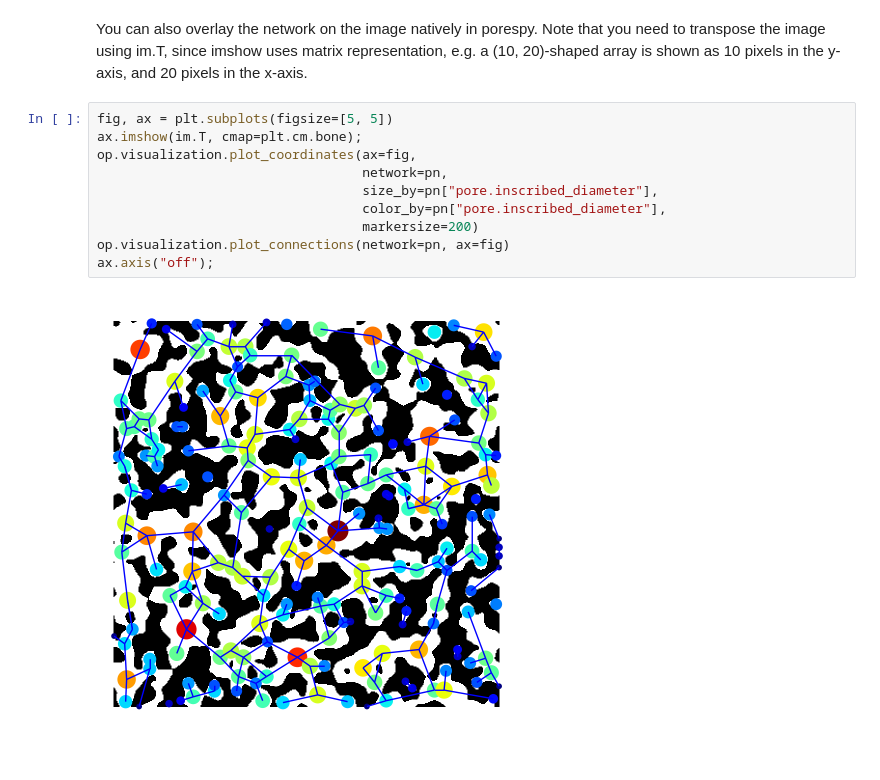
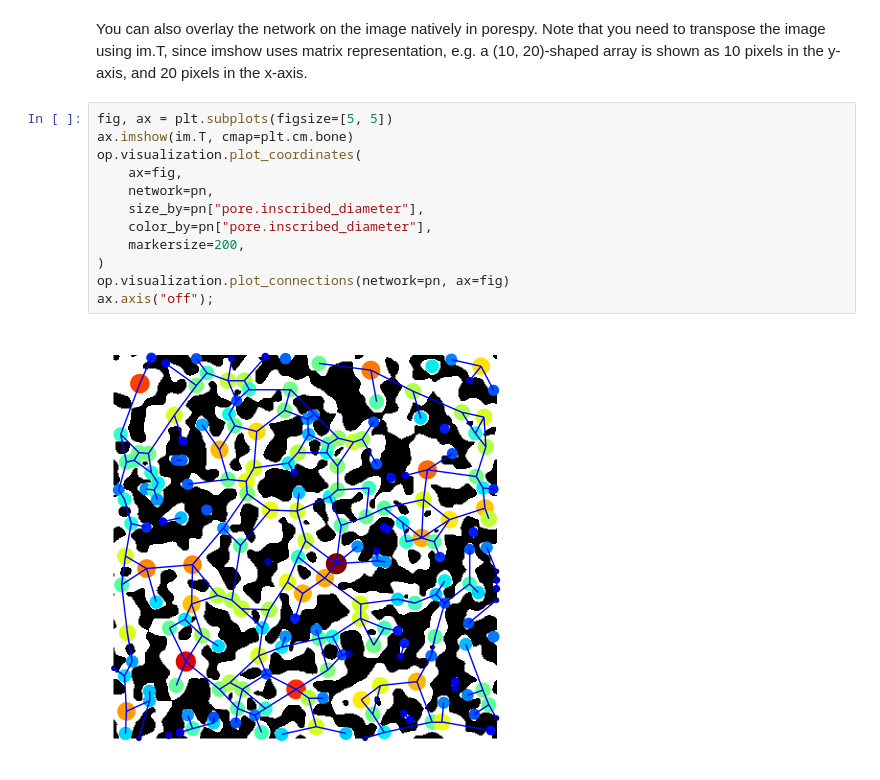
Before and after one commit to HydeAWhile/PoreSpy, a Jupyter notebook: examples/networks/tutorials/magnet.ipynb, the cells around one changed output. Saved outputs shown, nothing was run; the diff lists cells and outputs as text.

```diff
--- a/examples/networks/tutorials/magnet.ipynb
+++ b/examples/networks/tutorials/magnet.ipynb
@@ -53,13 +51,15 @@ throat.conns
 You can also overlay the network on the image natively in porespy. Note that you need to transpose the image using im.T, since imshow uses matrix representation, e.g. a (10, 20)-shaped array is shown as 10 pixels in the y-axis, and 20 pixels in the x-axis.
 # %%
 fig, ax = plt.subplots(figsize=[5, 5])
-ax.imshow(im.T, cmap=plt.cm.bone);
-op.visualization.plot_coordinates(ax=fig,
-                                  network=pn,
-                                  size_by=pn["pore.inscribed_diameter"],
-                                  color_by=pn["pore.inscribed_diameter"],
-                                  markersize=200)
+ax.imshow(im.T, cmap=plt.cm.bone)
+op.visualization.plot_coordinates(
+    ax=fig,
+    network=pn,
+    size_by=pn["pore.inscribed_diameter"],
+    color_by=pn["pore.inscribed_diameter"],
+    markersize=200,
+)
 op.visualization.plot_connections(network=pn, ax=fig)
 ax.axis("off");
 # %% [output]
-[figure, old version]
+[figure, new version]
```
Also changed, not shown: parts of 2 cells of this notebook, 4 other files.
